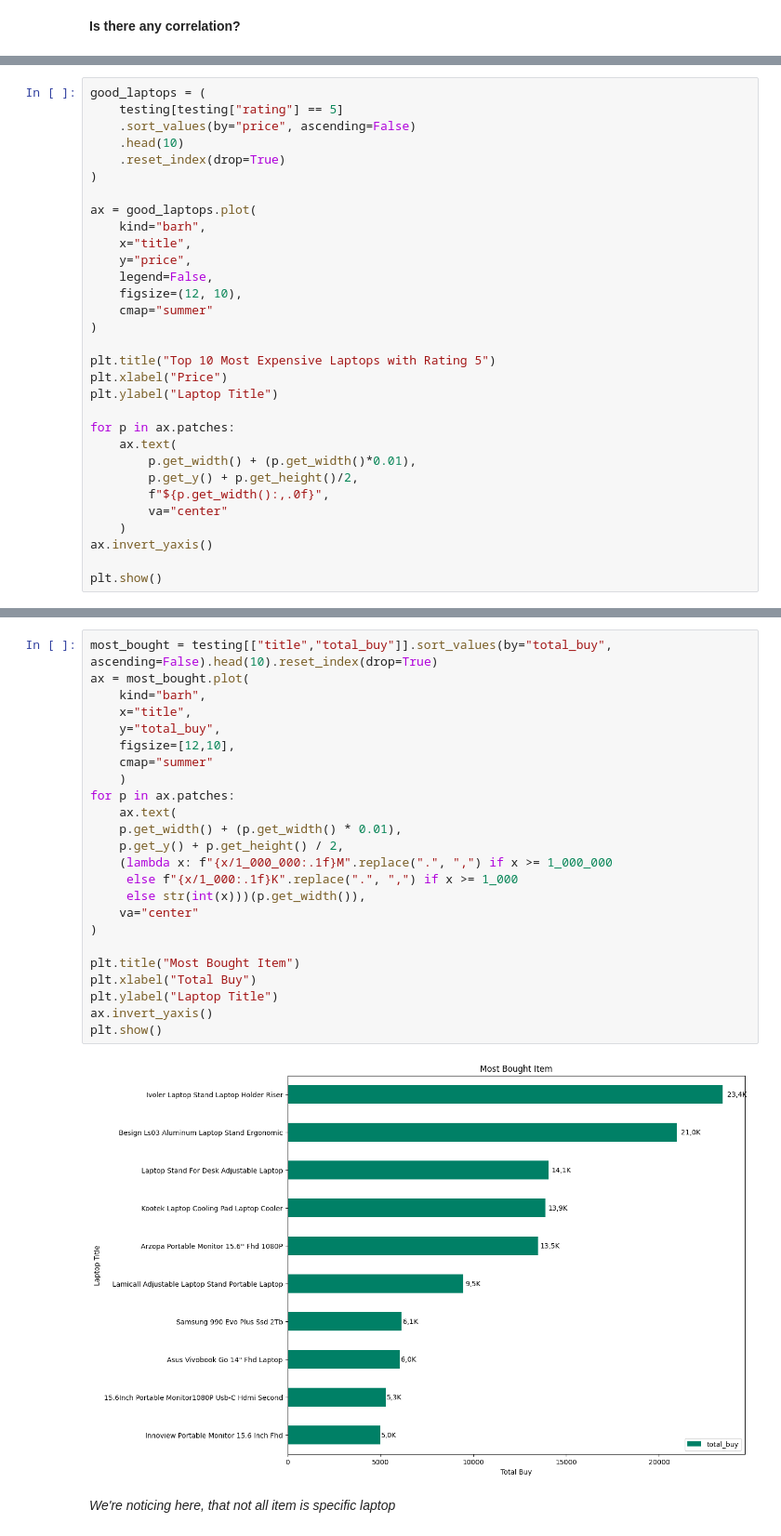
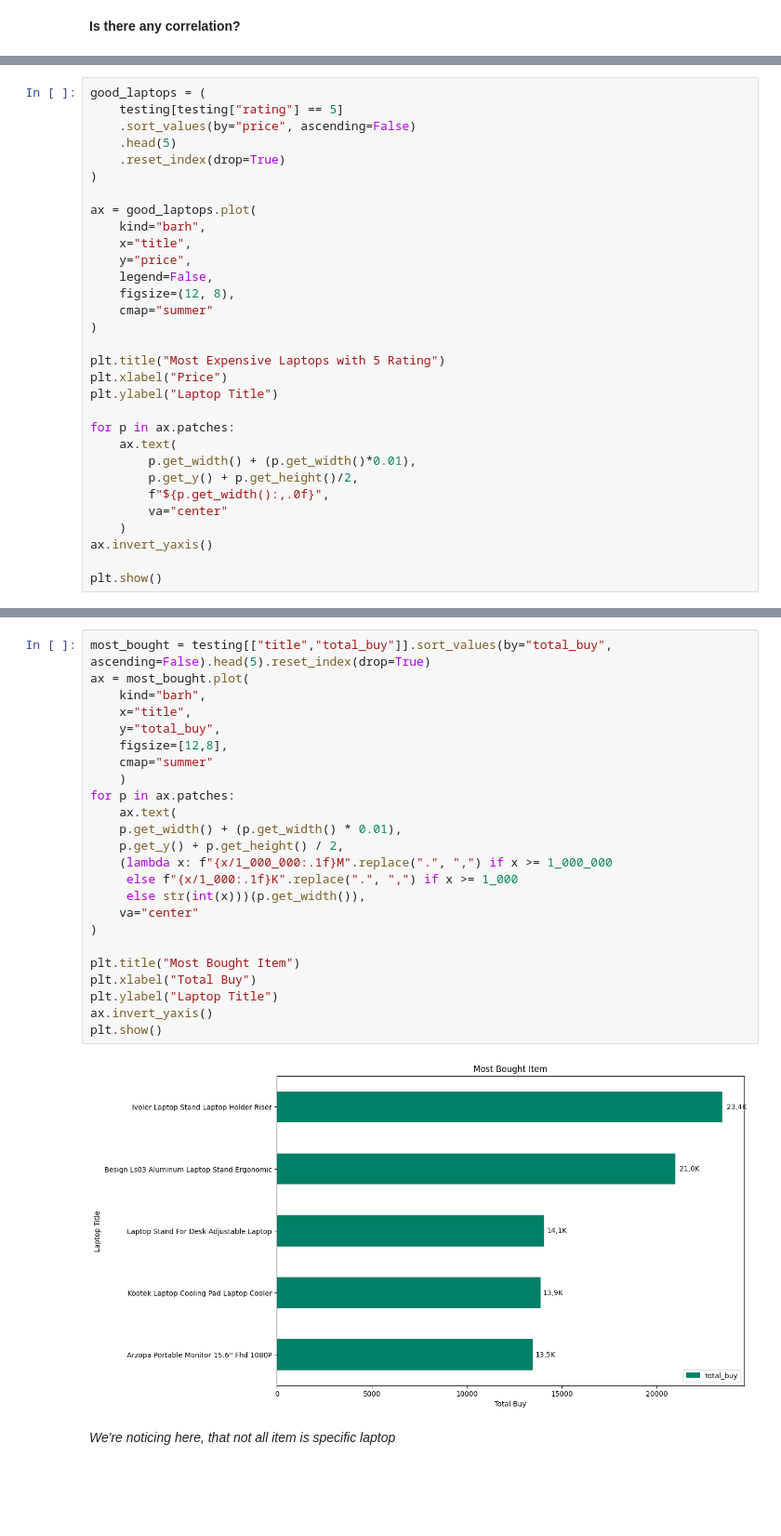
Before and after one commit to flammadc/amazon-scraping, a Jupyter notebook: notebooks/eda.ipynb, the cells around one changed output, grey strips where cells are left out. Shown: that part at 93% size. Saved outputs shown, nothing was run; the diff lists cells and outputs as text; blank space fills up the shorter version.

```diff
--- a/notebooks/eda.ipynb
+++ b/notebooks/eda.ipynb
@@ -144,7 +145,7 @@ __Visualize the most expensive laptop by it's rating__
 good_laptops = (
     testing[testing["rating"] == 5]
     .sort_values(by="price", ascending=False)
-    .head(10)
+    .head(5)
     .reset_index(drop=True)
 )
 
@@ -153,11 +154,11 @@ ax = good_laptops.plot(
     x="title",
     y="price",
     legend=False,
-    figsize=(12, 10),
+    figsize=(12, 8),
     cmap="summer"
 )
 
-plt.title("Top 10 Most Expensive Laptops with Rating 5")
+plt.title("Most Expensive Laptops with 5 Rating")
 plt.xlabel("Price")
 plt.ylabel("Laptop Title")
 
@@ -178,28 +179,28 @@ __The most bought items__
 # %%
-most_bought = testing[["title","total_buy"]].sort_values(by="total_buy", ascending=False).head(10).reset_index(drop=True)
+most_bought = testing[["title","total_buy"]].sort_values(by="total_buy", ascending=False).head(5).reset_index(drop=True)
 ax = most_bought.plot(
     kind="barh",
     x="title",
     y="total_buy",
-    figsize=[12,10],
+    figsize=[12,8],
     cmap="summer"
     )
 for p in ax.patches:
     ax.text(
     p.get_width() + (p.get_width() * 0.01),
     p.get_y() + p.get_height() / 2,
     (lambda x: f"{x/1_000_000:.1f}M".replace(".", ",") if x >= 1_000_000
      else f"{x/1_000:.1f}K".replace(".", ",") if x >= 1_000
      else str(int(x)))(p.get_width()),
     va="center"
 )
 
 plt.title("Most Bought Item")
 plt.xlabel("Total Buy")
 plt.ylabel("Laptop Title")
 ax.invert_yaxis()
 plt.show()
 # %% [output]
-[figure, old version]
+[figure, new version]
 # %% [markdown]
 _We're noticing here, that not all item is specific laptop_
```
Also changed, not shown: parts of 6 cells of this notebook, 2 other files.
